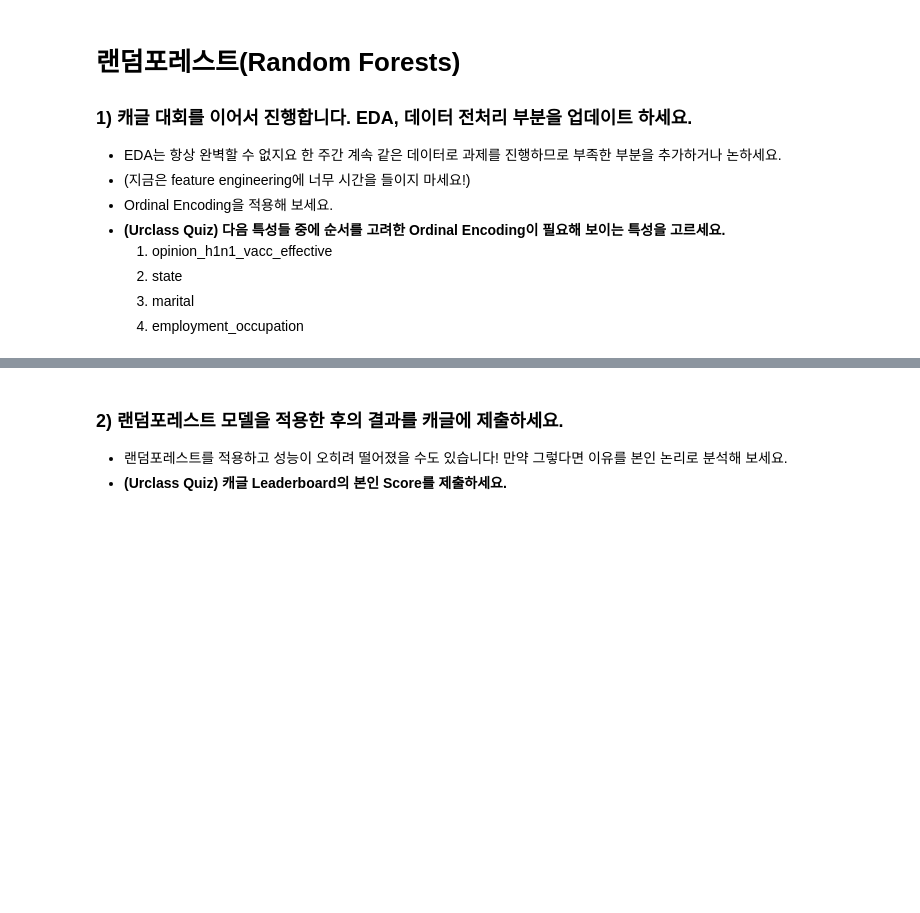
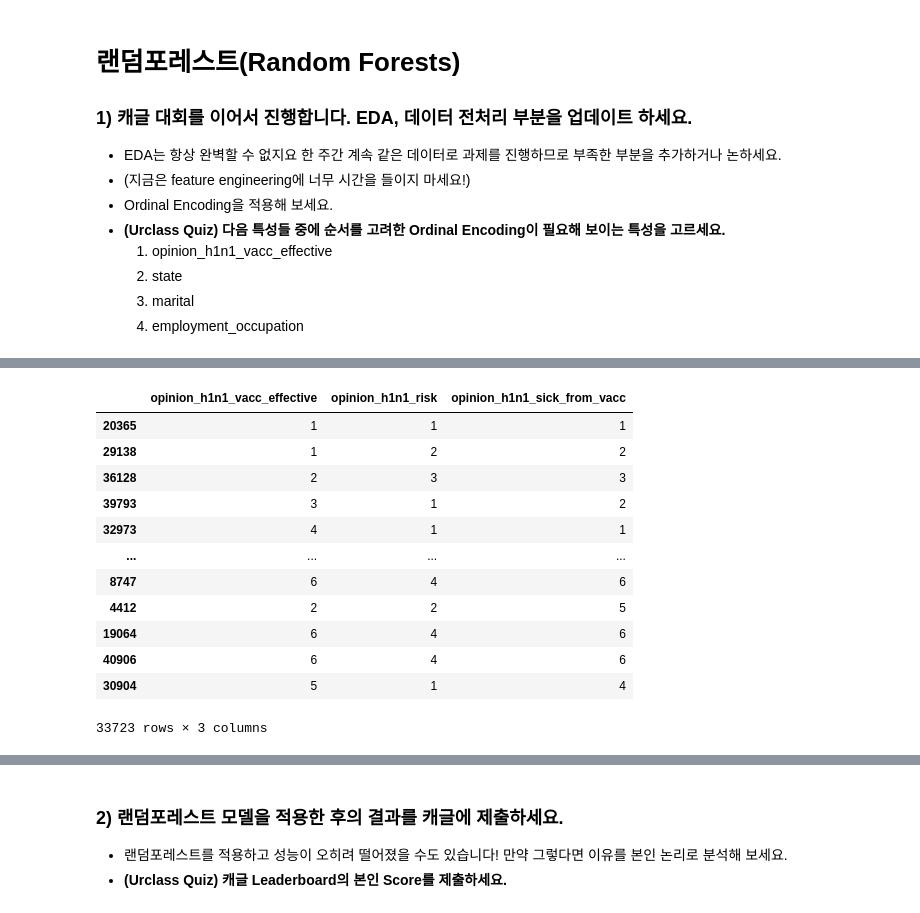
Before and after one commit to p65454/codestates, a Jupyter notebook: n222-random-forests/n222a-random-forests.ipynb, the cells around one changed output, grey strips where cells are left out. Cells and saved outputs as stored; diff of their text form; code cells hidden in the pictures; blank space fills up the shorter version.

```diff
--- a/n222-random-forests/n222a-random-forests.ipynb
+++ b/n222-random-forests/n222a-random-forests.ipynb
@@ -21,0 +842,16 @@
+# %%
+t_orded
+# %% [output]
+|  | opinion_h1n1_vacc_effective | opinion_h1n1_risk | opinion_h1n1_sick_from_vacc |
+| 20365 | 1 | 1 | 1 |
+| 29138 | 1 | 2 | 2 |
+| 36128 | 2 | 3 | 3 |
+| 39793 | 3 | 1 | 2 |
+| 32973 | 4 | 1 | 1 |
+| ... | ... | ... | ... |
+| 8747 | 6 | 4 | 6 |
+| 4412 | 2 | 2 | 5 |
+| 19064 | 6 | 4 | 6 |
+| 40906 | 6 | 4 | 6 |
+| 30904 | 5 | 1 | 4 |
+33723 rows × 3 columns
```
Also changed, not shown: parts of 25 cells of this notebook.
